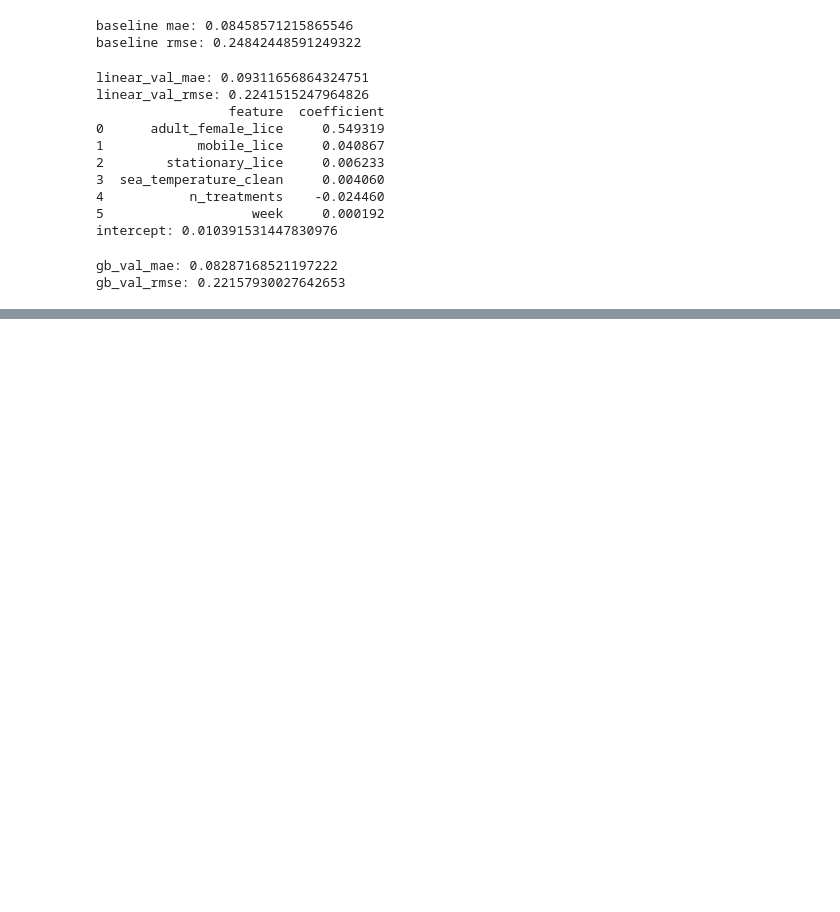
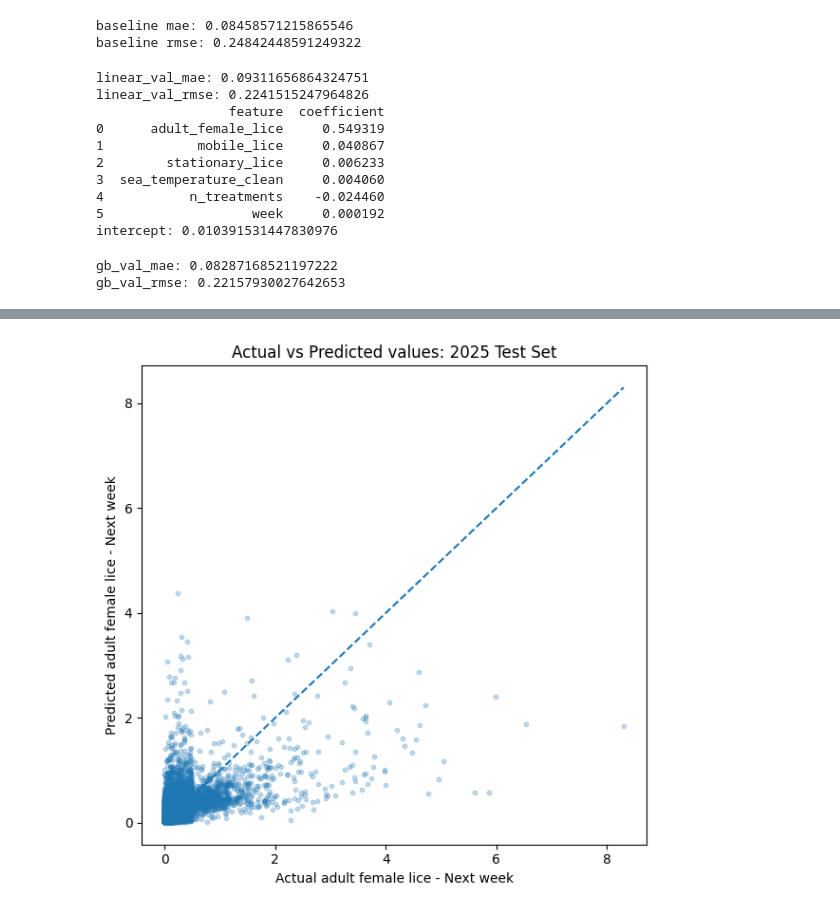
Before and after one commit to JXXCgit/personlig-datavitenskapsportef-lje, a Jupyter notebook: ML-Salmon lice/notebook/Salmon lice_ML.ipynb, the cells around one changed output, grey strips where cells are left out. Drawn from its saved outputs; the diff is of its cells as text; code cells hidden in the pictures; blank space fills up the shorter version.

```diff
--- a/ML-Salmon lice/notebook/Salmon lice_ML.ipynb
+++ b/ML-Salmon lice/notebook/Salmon lice_ML.ipynb
@@ -366,0 +393,17 @@ treated[0]
+# %%
+# test the validated model on the test set
+X_dev=pd.concat([X_train, X_validation]) #new training data set
+y_dev=pd.concat([y_train, y_validation]) #new training data set
+gb_test_model=HistGradientBoostingRegressor(max_iter= 100, learning_rate=0.1, max_leaf_nodes=31, random_state=42)
+gb_test_model.fit(X_dev, y_dev)
+gb_test_pred=gb_test_model.predict(X_test)
+gb_test_mae=mean_absolute_error(y_test, gb_test_pred)
+gb_test_rmse=np.sqrt(mean_squared_error(y_test, gb_test_pred))
+print('gb_test_mae:', gb_test_mae)
+print('gb_test_rmse:', gb_test_rmse)
+
+baseline_test_pred=X_test['adult_female_lice']
+baseline_test_mae=mean_absolute_error(y_test, baseline_test_pred)
+baseline_test_rmse=np.sqrt(mean_squared_error(y_test, baseline_test_pred))
+print("baseline_test_mae:", baseline_test_mae)
+print("baseline_test_rmse:", baseline_test_rmse)
@@ -366,0 +736,20 @@ treated[0]
+# %%
+# fig 4.1. Actual vs Predicted，based on 2025 test data
+plt.figure(figsize=(6, 6))
+plt.scatter(
+    y_test,
+    gb_test_pred,
+    alpha=0.25,
+    s=10)
+max_value = max(y_test.max(), gb_test_pred.max())
+plt.plot(
+    [0, max_value],
+    [0, max_value],
+    linestyle="--")
+plt.xlabel("Actual adult female lice - Next week")
+plt.ylabel("Predicted adult female lice - Next week")
+plt.title("Actual vs Predicted values: 2025 Test Set")
+plt.tight_layout()
+plt.show()
+# %% [output]
+[figure, added]
```
Also changed, not shown: parts of 27 cells of this notebook.
